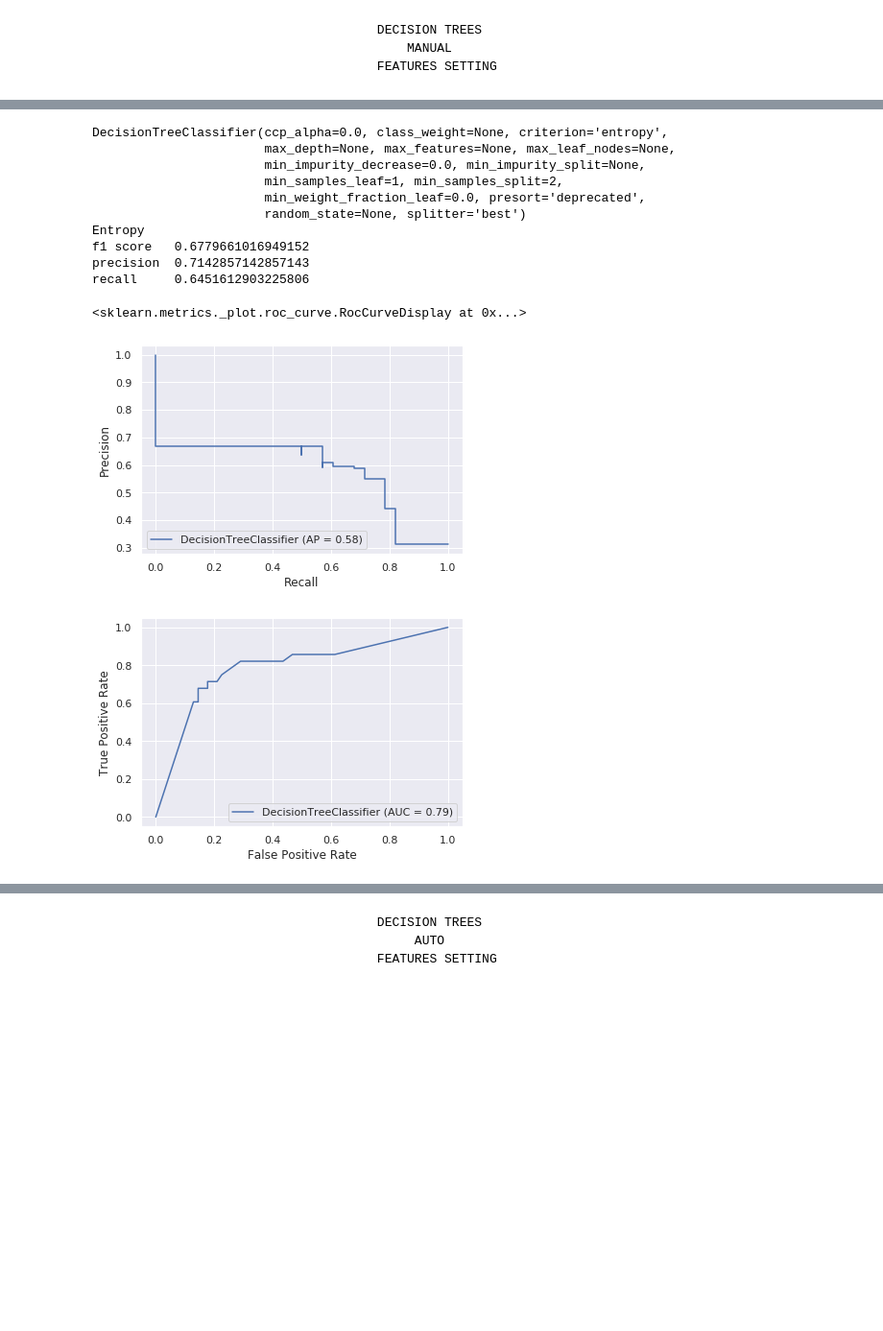
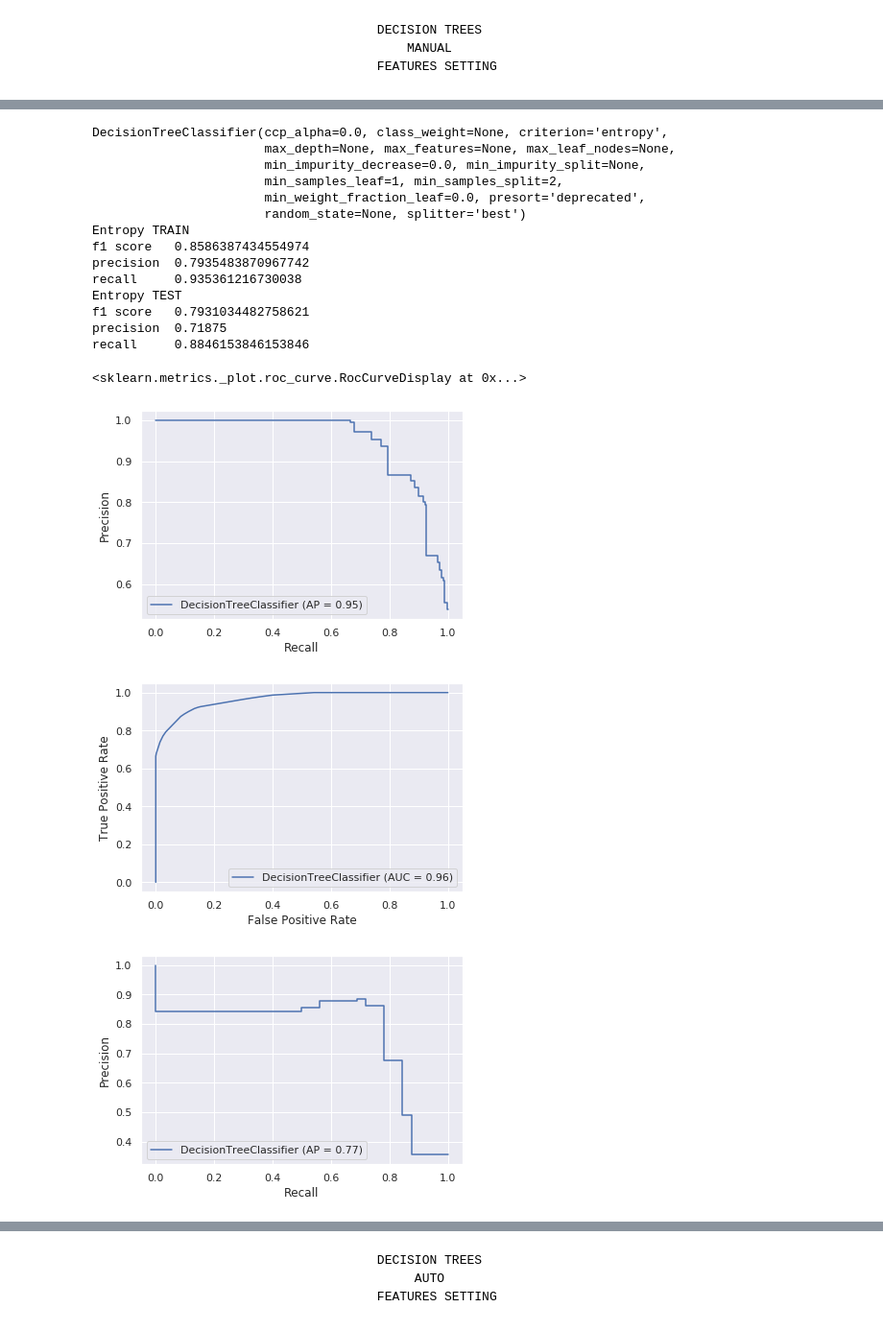
Before and after one commit to marcinczelej/Machine-learning, a Jupyter notebook: titanic_DecisionTree.ipynb, the cells around one changed output, grey strips where cells are left out. Shown: that part at 96% size. Drawn from its saved outputs; the diff is of its cells as text; code cells hidden in the pictures; blank space fills up the shorter version.

```diff
--- a/titanic_DecisionTree.ipynb
+++ b/titanic_DecisionTree.ipynb
@@ -339,27 +354,41 @@ recall     0.6071428571428571
 # %%
 decisionTreeEntropy = DecisionTreeClassifier(criterion='entropy')
 print(decisionTreeEntropy)
 
 decisionTreeEntropy.fit(X_train, y_train)
+predictions = decisionTreeEntropy.predict(X_train)
+
+print("Entropy TRAIN")
+print("f1 score  ", f1_score(predictions, y_train))
+print("precision ", precision_score(predictions, y_train))
+print("recall    ", recall_score(predictions, y_train))
+plot_precision_recall_curve(decisionTreeGigni, X_train, y_train)
+plot_roc_curve(decisionTreeEntropy, X_train, y_train)
+
 predictions = decisionTreeEntropy.predict(X_test)
 
-print("Entropy")
+print("Entropy TEST")
 print("f1 score  ", f1_score(predictions, y_test))
 print("precision ", precision_score(predictions, y_test))
 print("recall    ", recall_score(predictions, y_test))
 plot_precision_recall_curve(decisionTreeGigni, X_test, y_test)
 plot_roc_curve(decisionTreeEntropy, X_test, y_test)
 # %% [output]
 DecisionTreeClassifier(ccp_alpha=0.0, class_weight=None, criterion='entropy',
                        max_depth=None, max_features=None, max_leaf_nodes=None,
                        min_impurity_decrease=0.0, min_impurity_split=None,
                        min_samples_leaf=1, min_samples_split=2,
                        min_weight_fraction_leaf=0.0, presort='deprecated',
                        random_state=None, splitter='best')
-Entropy
-f1 score   0.6779661016949152
-precision  0.7142857142857143
-recall     0.6451612903225806
+Entropy TRAIN
+f1 score   0.8586387434554974
+precision  0.7935483870967742
+recall     0.935361216730038
+Entropy TEST
+f1 score   0.7931034482758621
+precision  0.71875
+recall     0.8846153846153846
 <sklearn.metrics._plot.roc_curve.RocCurveDisplay at 0x...>
-[figure, old version]
+[figure, new version]
-[figure, old version]
+[figure, new version]
+[figure, added]
```
Also changed, not shown: parts of 11 cells of this notebook.
